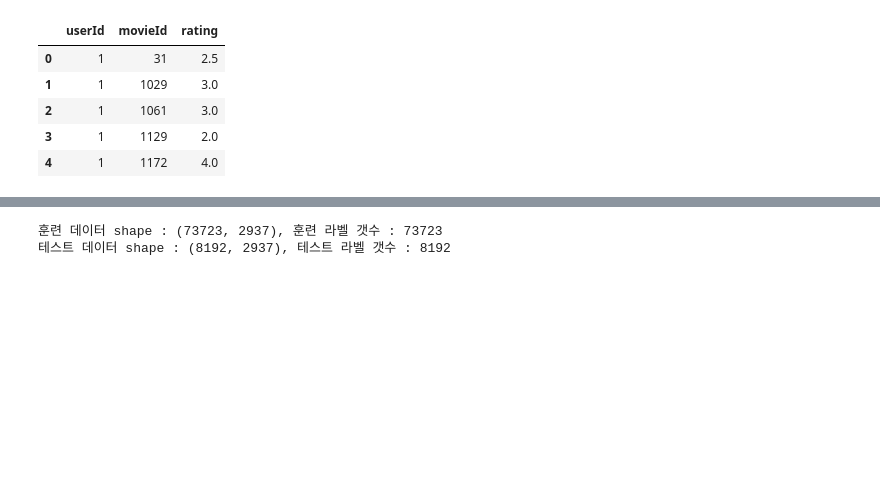
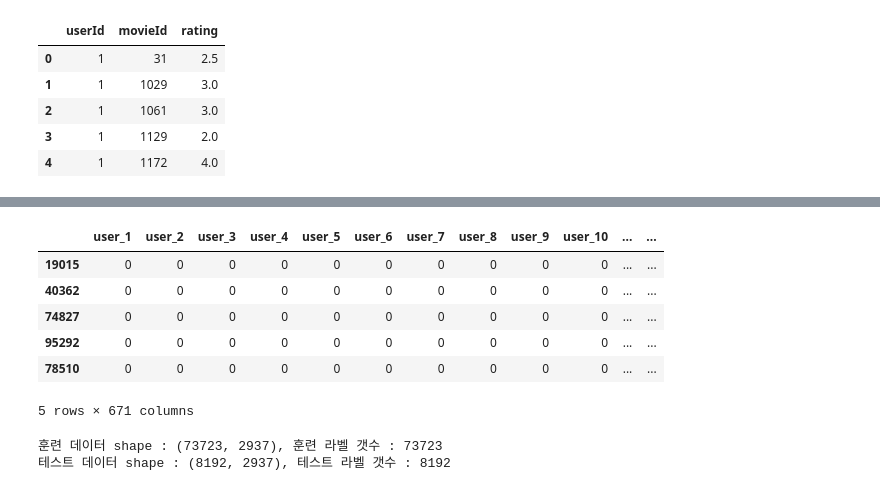
Before and after one commit to formegusto/research-recommendation-system, a Jupyter notebook: 5. Factorization Machine.ipynb, the cells around one changed output, grey strips where cells are left out. Drawn from its saved outputs; the diff is of its cells as text; code cells hidden in the pictures; blank space fills up the shorter version.

```diff
--- a/5. Factorization Machine.ipynb
+++ b/5. Factorization Machine.ipynb
@@ -182,4 +182,14 @@ concat_df.head()
 5 rows × 2937 columns
+# %%
+ru_mat.head()
+# %% [output]
+|  | user_1 | user_2 | user_3 | user_4 | user_5 | user_6 | user_7 | user_8 | user_9 | user_10 | ... | ... |
+| 19015 | 0 | 0 | 0 | 0 | 0 | 0 | 0 | 0 | 0 | 0 | ... | ... |
+| 40362 | 0 | 0 | 0 | 0 | 0 | 0 | 0 | 0 | 0 | 0 | ... | ... |
+| 74827 | 0 | 0 | 0 | 0 | 0 | 0 | 0 | 0 | 0 | 0 | ... | ... |
+| 95292 | 0 | 0 | 0 | 0 | 0 | 0 | 0 | 0 | 0 | 0 | ... | ... |
+| 78510 | 0 | 0 | 0 | 0 | 0 | 0 | 0 | 0 | 0 | 0 | ... | ... |
+5 rows × 671 columns
 # %%
 # 7. 훈련, 시험용 데이터 분리
 from sklearn.model_selection import train_test_split
```
Also changed, not shown: parts of 10 cells of this notebook, 1 other file.
